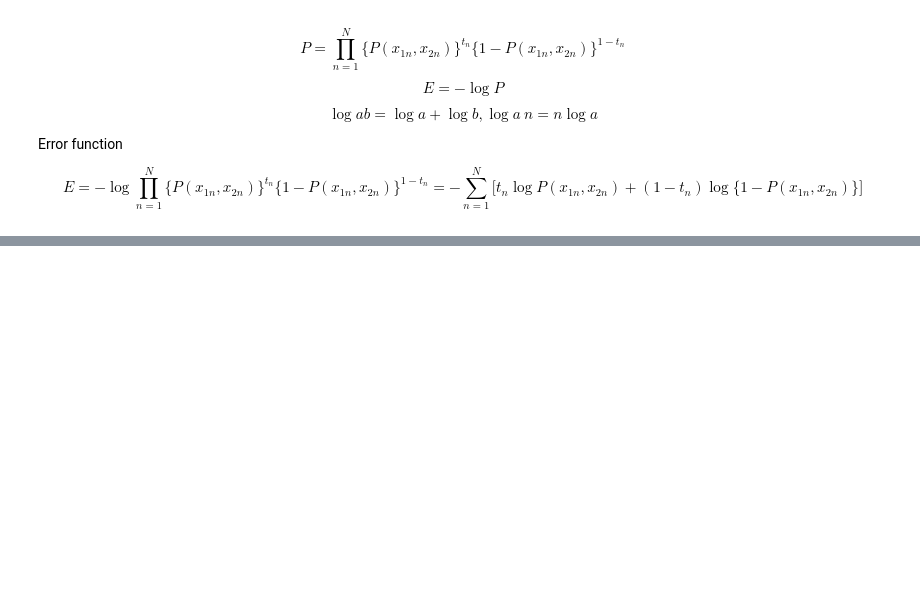
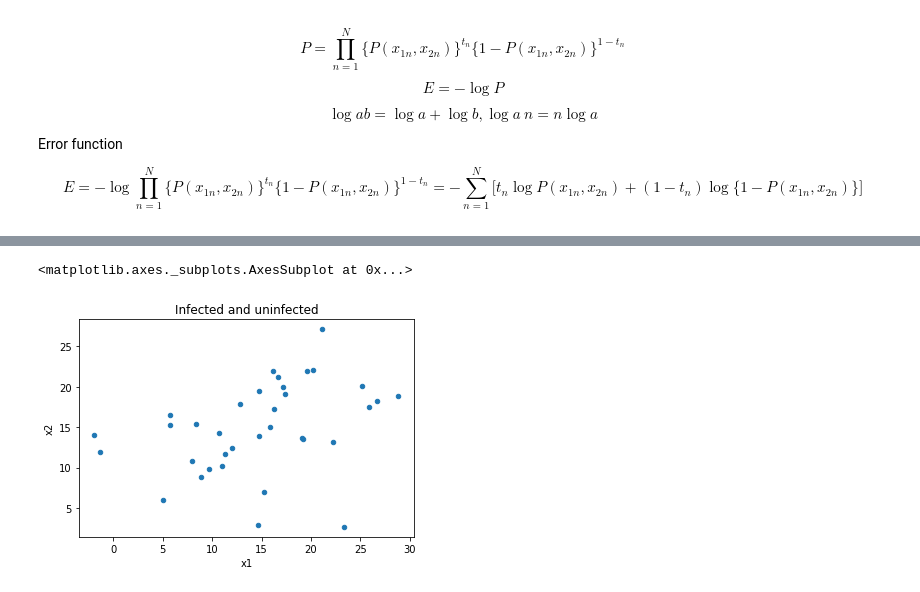
Before and after one commit to araobp/pic-mcu, a Jupyter notebook: tensorflow/learn/chapter02_1.ipynb, the cells around one changed output, grey strips where cells are left out. Cells and saved outputs as stored; diff of their text form; code cells hidden in the pictures; blank space fills up the shorter version.

```diff
--- a/tensorflow/learn/chapter02_1.ipynb
+++ b/tensorflow/learn/chapter02_1.ipynb
@@ -38,0 +96,5 @@ $$
+# %%
+df.plot(x='x1', y='x2', kind='scatter', title='Infected and uninfected')
+# %% [output]
+<matplotlib.axes._subplots.AxesSubplot at 0x...>
+[figure, added]
```
Also changed, not shown: parts of 7 cells of this notebook.
